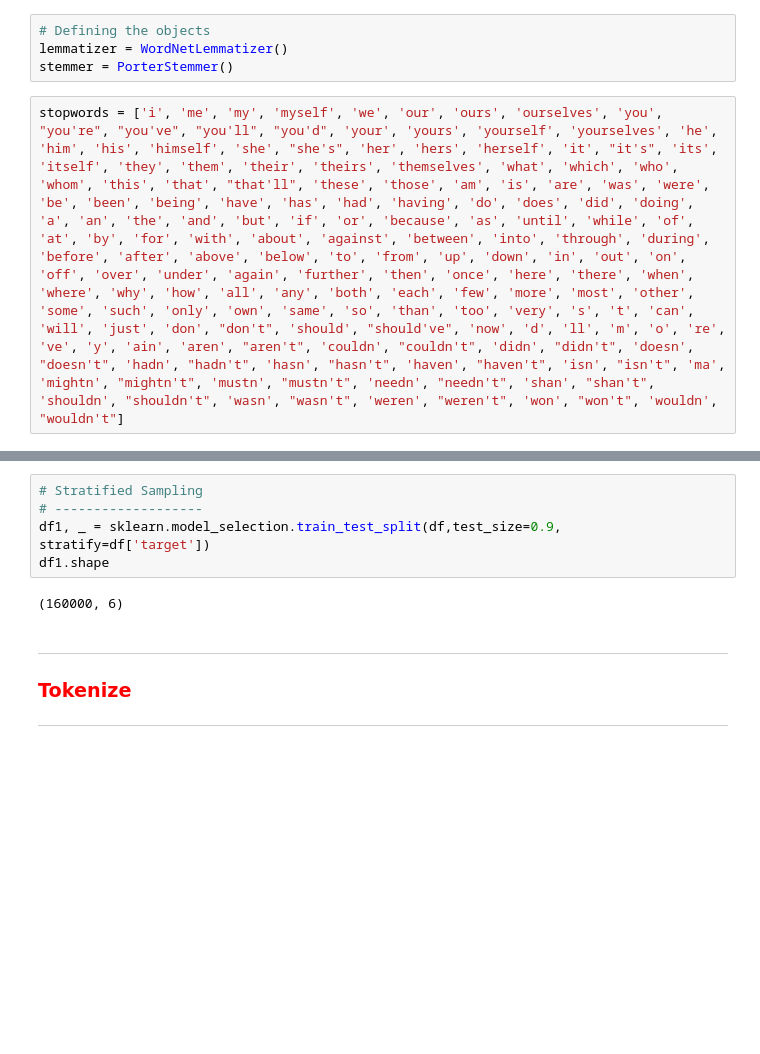
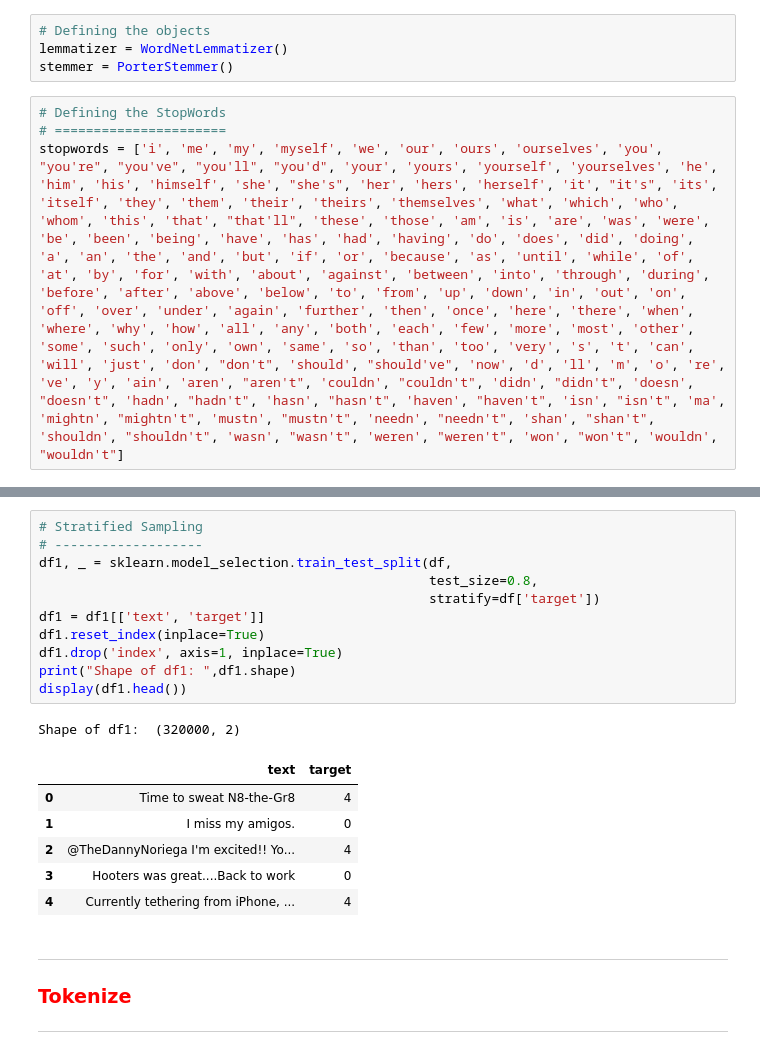
Before and after one commit to nitanshuj/NLP_in_practice, a Jupyter notebook: Assignment 1 - Practice/tweet_analysis_1.ipynb, the cells around one changed output, grey strips where cells are left out. Cells and saved outputs as stored; diff of their text form; blank space fills up the shorter version.

```diff
--- a/Assignment 1 - Practice/tweet_analysis_1.ipynb
+++ b/Assignment 1 - Practice/tweet_analysis_1.ipynb
@@ -28,6 +32,8 @@ from nltk.corpus import stopwords
 lemmatizer = WordNetLemmatizer()
 stemmer = PorterStemmer()
 # %%
+# Defining the StopWords
+# ======================
 stopwords = ['i', 'me', 'my', 'myself', 'we', 'our', 'ours', 'ourselves', 'you', "you're", "you've", "you'll", "you'd", 'your', 'yours', 'yourself', 'yourselves', 'he', 'him', 'his', 'himself', 'she', "she's", 'her', 'hers', 'herself', 'it', "it's", 'its', 'itself', 'they', 'them', 'their', 'theirs', 'themselves', 'what', 'which', 'who', 'whom', 'this', 'that', "that'll", 'these', 'those', 'am', 'is', 'are', 'was', 'were', 'be', 'been', 'being', 'have', 'has', 'had', 'having', 'do', 'does', 'did', 'doing', 'a', 'an', 'the', 'and', 'but', 'if', 'or', 'because', 'as', 'until', 'while', 'of', 'at', 'by', 'for', 'with', 'about', 'against', 'between', 'into', 'through', 'during', 'before', 'after', 'above', 'below', 'to', 'from', 'up', 'down', 'in', 'out', 'on', 'off', 'over', 'under', 'again', 'further', 'then', 'once', 'here', 'there', 'when', 'where', 'why', 'how', 'all', 'any', 'both', 'each', 'few', 'more', 'most', 'other', 'some', 'such', 'only', 'own', 'same', 'so', 'than', 'too', 'very', 's', 't', 'can', 'will', 'just', 'don', "don't", 'should', "should've", 'now', 'd', 'll', 'm', 'o', 're', 've', 'y', 'ain', 'aren', "aren't", 'couldn', "couldn't", 'didn', "didn't", 'doesn', "doesn't", 'hadn', "hadn't", 'hasn', "hasn't", 'haven', "haven't", 'isn', "isn't", 'ma', 'mightn', "mightn't", 'mustn', "mustn't", 'needn', "needn't", 'shan', "shan't", 'shouldn', "shouldn't", 'wasn', "wasn't", 'weren', "weren't", 'won', "won't", 'wouldn', "wouldn't"]
 # %%
 # https://www.kaggle.com/datasets/kazanova/sentiment140
@@ -63,10 +69,22 @@ None
 # %%
 # Stratified Sampling
 # -------------------
-df1, _ = sklearn.model_selection.train_test_split(df,test_size=0.9, stratify=df['target'])
-df1.shape
+df1, _ = sklearn.model_selection.train_test_split(df,
+                                                  test_size=0.8,
+                                                  stratify=df['target'])
+df1 = df1[['text', 'target']]
+df1.reset_index(inplace=True)
+df1.drop('index', axis=1, inplace=True)
+print("Shape of df1: ",df1.shape)
+display(df1.head())
 # %% [output]
-(160000, 6)
+Shape of df1:  (320000, 2)
+|  | text | target |
+| 0 | Time to sweat N8-the-Gr8 | 4 |
+| 1 | I miss my amigos. | 0 |
+| 2 | @TheDannyNoriega I'm excited!! Yo... | 4 |
+| 3 | Hooters was great....Back to work | 0 |
+| 4 | Currently tethering from iPhone, ... | 4 |
 # %% [markdown]
 -----------------
 
```
Also changed, not shown: parts of 10 cells of this notebook.
